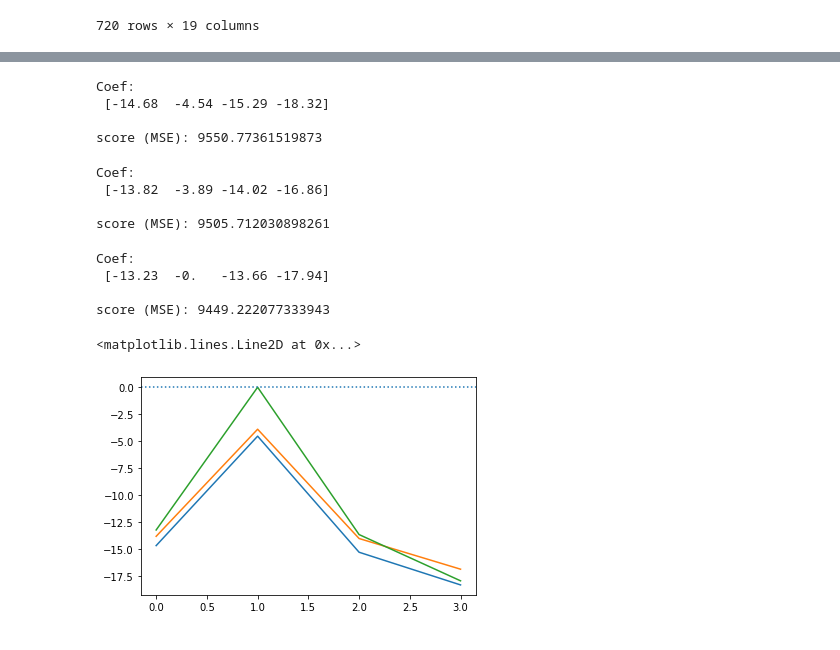
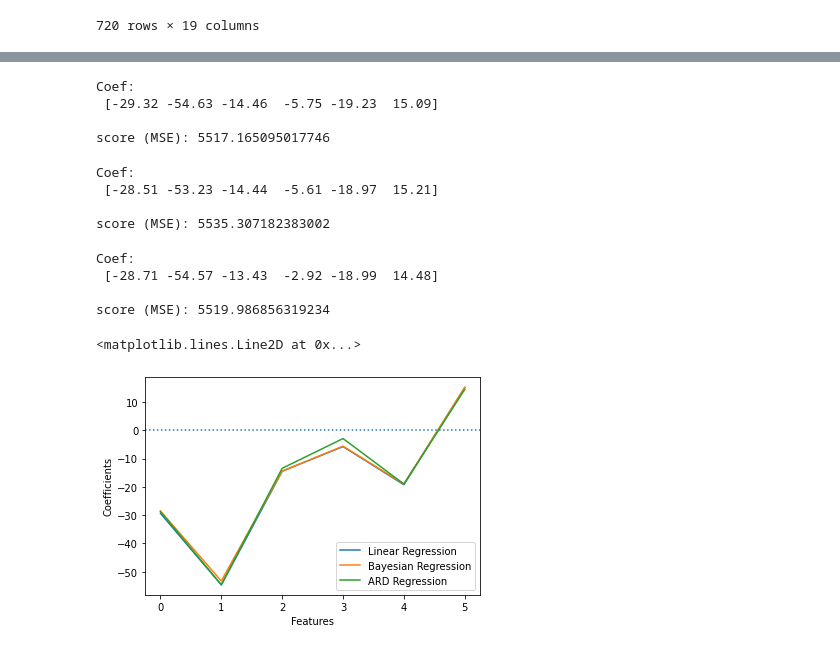
Before and after one commit to hassan3301/COG403Project, a Jupyter notebook: main.ipynb, the cells around one changed output, grey strips where cells are left out. Drawn from its saved outputs; the diff is of its cells as text; code cells hidden in the pictures.

```diff
--- a/main.ipynb
+++ b/main.ipynb
@@ -31,3 +31,6 @@ valence = merged_df['V.Mean.Sum'].values.tolist()
 arousal = merged_df['A.Mean.Sum'].values.tolist()
 concreteness = merged_df['Conc.M'].values.tolist()
 iconicity = merged_df['icon_eng'].values.tolist()
+lengths = []
+for word in words:
+    lengths.append(len(word))
@@ -107,10 +118,12 @@ lst = []
 
 for i in range(len(AoA)):
     temp = []
+    temp.append(concreteness[i])
+    temp.append(frequencies[i])
     temp.append(valence[i])
     temp.append(arousal[i])
-    temp.append(concreteness[i])
     temp.append(iconicity[i])
+    temp.append(lengths[i])
     lst.append(temp)
 
 data['data'] = lst
@@ -129,9 +142,9 @@ print("Coef:\n", ols.coef_.round(2), '\n')
 print('score (MSE):', ols_score)
 # %% [output]
 Coef:
- [-14.68  -4.54 -15.29 -18.32]
+ [-29.32 -54.63 -14.46  -5.75 -19.23  15.09]
 
-score (MSE): 9550.77361519873
+score (MSE): 5517.165095017746
 # %%
 #Bayesian Ridge
 
@@ -144,9 +157,9 @@ print("Coef:\n", byr.coef_.round(2), '\n')
 print('score (MSE):', byr_score)
 # %% [output]
 Coef:
- [-13.82  -3.89 -14.02 -16.86]
+ [-28.51 -53.23 -14.44  -5.61 -18.97  15.21]
 
-score (MSE): 9505.712030898261
+score (MSE): 5535.307182383002
 # %%
 #Automatic Relevance Determination
 
@@ -159,15 +172,20 @@ print("Coef:\n", ard.coef_.round(2), '\n')
 print('score (MSE):', ard_score)
 # %% [output]
 Coef:
- [-13.23  -0.   -13.66 -17.94]
+ [-28.71 -54.57 -13.43  -2.92 -18.99  14.48]
 
-score (MSE): 9449.222077333943
+score (MSE): 5519.986856319234
 # %%
-plt.plot(range(len(ols.coef_)), ols.coef_)
-plt.plot(range(len(byr.coef_)), byr.coef_)
-plt.plot(range(len(ard.coef_)), ard.coef_)
+plt.plot(range(len(ols.coef_)), ols.coef_, label='Linear Regression')
+plt.plot(range(len(byr.coef_)), byr.coef_, label = 'Bayesian Regression')
+plt.plot(range(len(ard.coef_)), ard.coef_,label='ARD Regression')
+
+plt.xlabel('Features')
+plt.ylabel('Coefficients')
+
+plt.legend()
 
 plt.axhline(0, linestyle='dotted')
 # %% [output]
 <matplotlib.lines.Line2D at 0x...>
-[figure, old version]
+[figure, new version]
```
Also changed, not shown: parts of 9 cells of this notebook.
